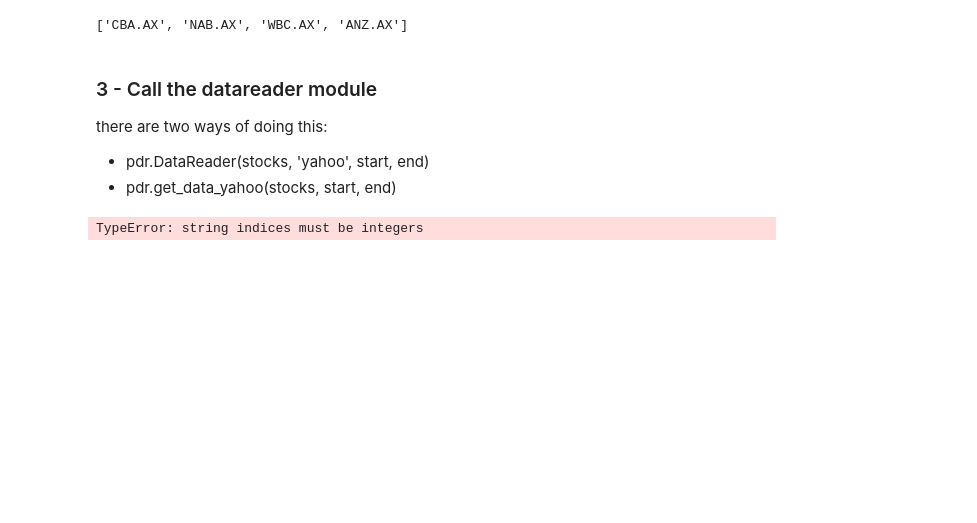
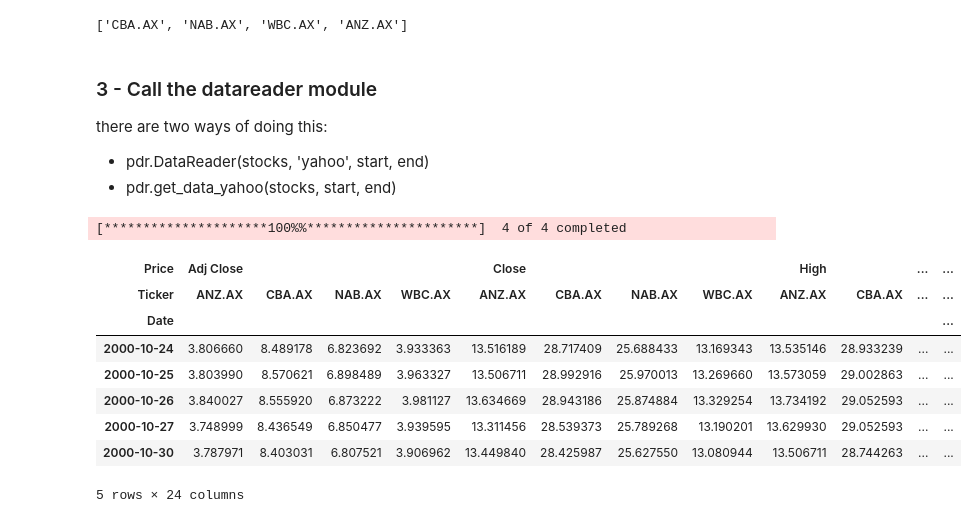
Before and after one commit to Hctor11/financial-notes, a Jupyter notebook: src/01-stockdata.ipynb, the cells around one changed output. Cells and saved outputs as stored; diff of their text form; code cells hidden in the pictures; blank space fills up the shorter version.

```diff
--- a/src/01-stockdata.ipynb
+++ b/src/01-stockdata.ipynb
@@ -32,7 +34,16 @@ there are two ways of doing this:
 - pdr.DataReader(stocks, 'yahoo', start, end)
 - pdr.get_data_yahoo(stocks, start, end)
 # %%
-df = pdr.get_data_yahoo('SPY',start='2022-10-24', end='2022-12-23')
-df
+df = pdr.get_data_yahoo(stocks,start='2000-10-24', end='2024-01-01')
+df.head()
 # %% [output]
-TypeError: string indices must be integers
+[*********************100%%**********************]  4 of 4 completed
+| Price | Adj Close |  |  |  | Close |  |  |  | High |  | ... | ... |
+| Ticker | ANZ.AX | CBA.AX | NAB.AX | WBC.AX | ANZ.AX | CBA.AX | NAB.AX | WBC.AX | ANZ.AX | CBA.AX | ... | ... |
+| Date |  |  |  |  |  |  |  |  |  |  |  | ... |
+| 2000-10-24 | 3.806660 | 8.489178 | 6.823692 | 3.933363 | 13.516189 | 28.717409 | 25.688433 | 13.169343 | 13.535146 | 28.933239 | ... | ... |
+| 2000-10-25 | 3.803990 | 8.570621 | 6.898489 | 3.963327 | 13.506711 | 28.992916 | 25.970013 | 13.269660 | 13.573059 | 29.002863 | ... | ... |
+| 2000-10-26 | 3.840027 | 8.555920 | 6.873222 | 3.981127 | 13.634669 | 28.943186 | 25.874884 | 13.329254 | 13.734192 | 29.052593 | ... | ... |
+| 2000-10-27 | 3.748999 | 8.436549 | 6.850477 | 3.939595 | 13.311456 | 28.539373 | 25.789268 | 13.190201 | 13.629930 | 29.052593 | ... | ... |
+| 2000-10-30 | 3.787971 | 8.403031 | 6.807521 | 3.906962 | 13.449840 | 28.425987 | 25.627550 | 13.080944 | 13.506711 | 28.744263 | ... | ... |
+5 rows × 24 columns
```
Also changed, not shown: parts of 7 cells of this notebook.
